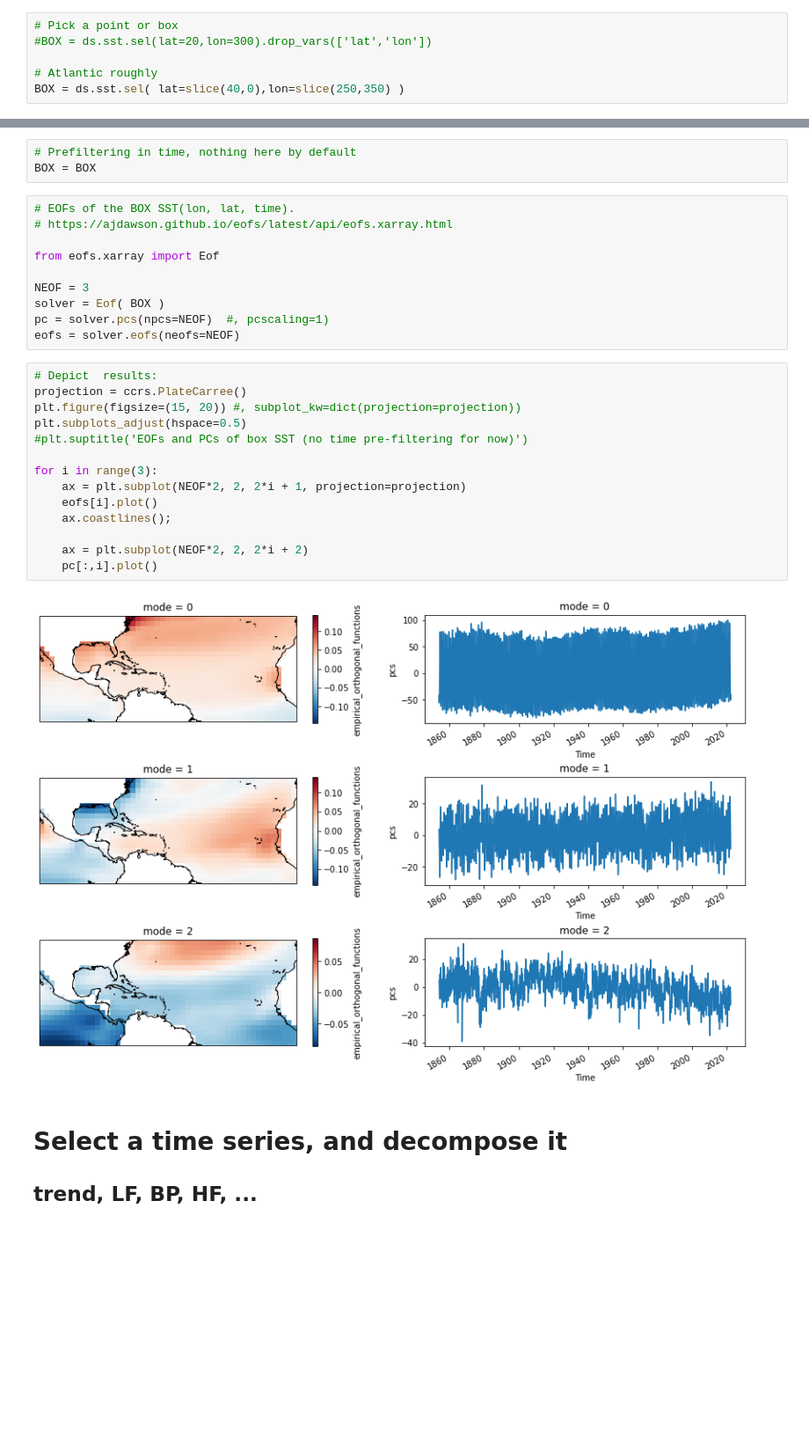
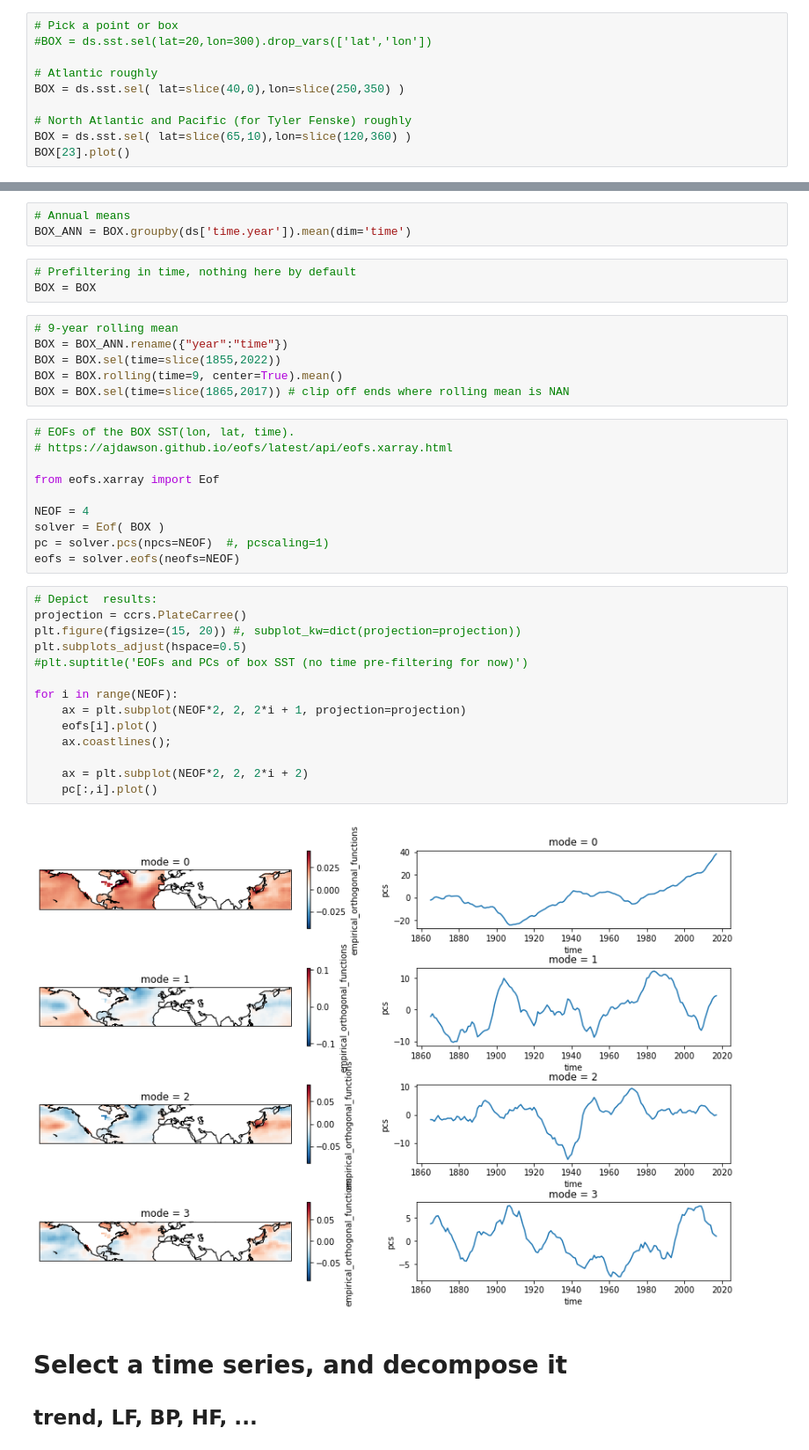
Before and after one commit to MPOcanes/MPO624_2022, a Jupyter notebook: Notebooks/xarray_SSTboxEOF_timeregressions.ipynb, the cells around one changed output, grey strips where cells are left out. Shown at 88% size. Drawn from its saved outputs; the diff is of its cells as text; blank space fills up the shorter version.

```diff
--- a/Notebooks/xarray_SSTboxEOF_timeregressions.ipynb
+++ b/Notebooks/xarray_SSTboxEOF_timeregressions.ipynb
@@ -44,3 +44,7 @@ ds.sst[23].plot()
 
 # Atlantic roughly
 BOX = ds.sst.sel( lat=slice(40,0),lon=slice(250,350) )
+
+# North Atlantic and Pacific (for Tyler Fenske) roughly
+BOX = ds.sst.sel( lat=slice(65,10),lon=slice(120,360) )
+BOX[23].plot()
@@ -54,32 +81,41 @@ BOX = ds.sst.sel( lat=slice(40,0),lon=slice(250,350) )
+# %%
+# Annual means
+BOX_ANN = BOX.groupby(ds['time.year']).mean(dim='time')
 # %%
 # Prefiltering in time, nothing here by default
 BOX = BOX
+# %%
+# 9-year rolling mean
+BOX = BOX_ANN.rename({"year":"time"})
+BOX = BOX.sel(time=slice(1855,2022))
+BOX = BOX.rolling(time=9, center=True).mean()
+BOX = BOX.sel(time=slice(1865,2017)) # clip off ends where rolling mean is NAN
 # %%
 # EOFs of the BOX SST(lon, lat, time).
 # https://ajdawson.github.io/eofs/latest/api/eofs.xarray.html
 
 from eofs.xarray import Eof
 
-NEOF = 3
+NEOF = 4
 solver = Eof( BOX )
 pc = solver.pcs(npcs=NEOF)  #, pcscaling=1)
 eofs = solver.eofs(neofs=NEOF)
 # %%
 # Depict  results:
 projection = ccrs.PlateCarree()
 plt.figure(figsize=(15, 20)) #, subplot_kw=dict(projection=projection))
 plt.subplots_adjust(hspace=0.5)
 #plt.suptitle('EOFs and PCs of box SST (no time pre-filtering for now)')
 
-for i in range(3):
+for i in range(NEOF):
     ax = plt.subplot(NEOF*2, 2, 2*i + 1, projection=projection)
     eofs[i].plot()
     ax.coastlines();
 
     ax = plt.subplot(NEOF*2, 2, 2*i + 2)
     pc[:,i].plot()
 # %% [output]
-[figure, old version]
+[figure, new version]
 # %% [markdown]
 # Select a time series, and decompose it
 ## trend, LF, BP, HF, ...
```
Also changed, not shown: parts of 3 cells of this notebook.
